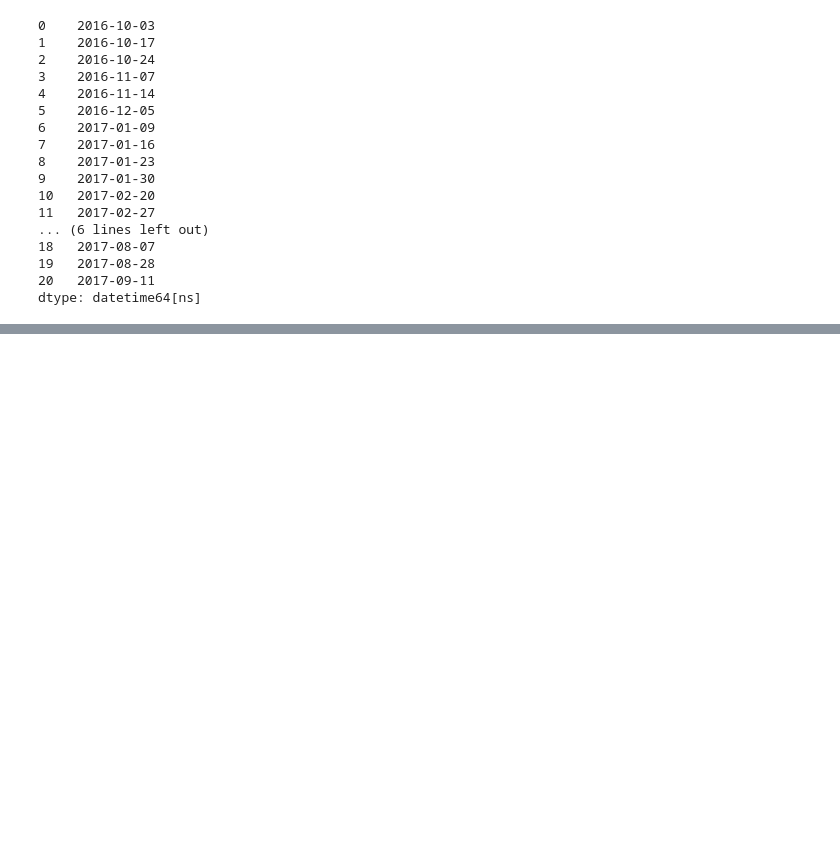
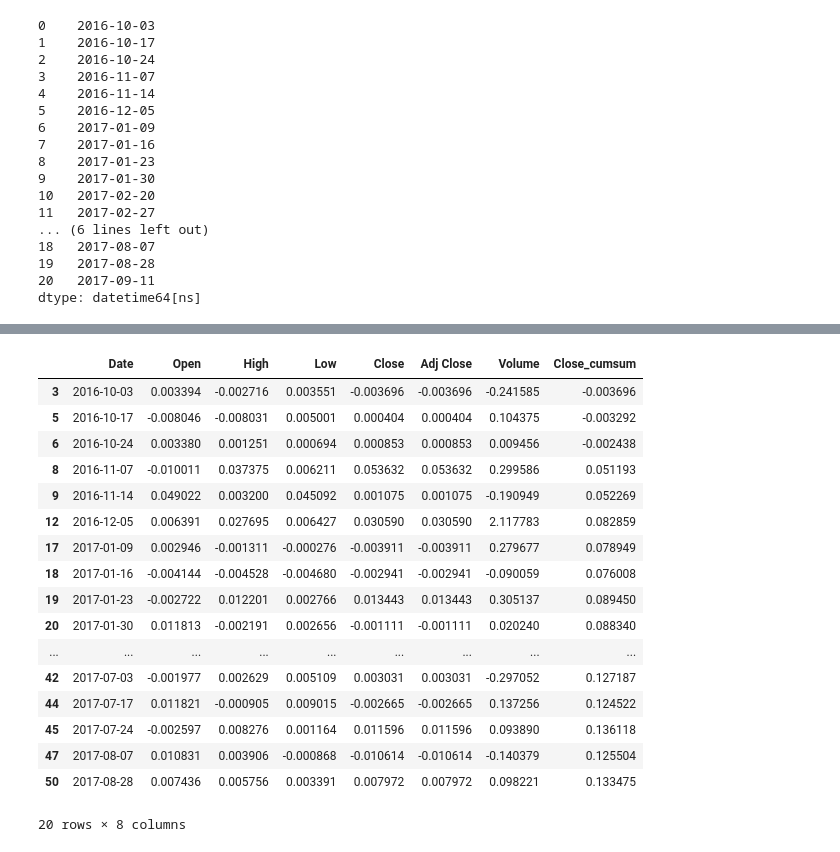
Before and after one commit to mihirk11/stock-trends, a Jupyter notebook: POC.ipynb, the cells around one changed output, grey strips where cells are left out. Drawn from its saved outputs; the diff is of its cells as text; code cells hidden in the pictures; blank space fills up the shorter version.

```diff
--- a/POC.ipynb
+++ b/POC.ipynb
@@ -125,0 +150,23 @@ dtype: datetime64[ns]
+# %%
+traded_dji_change = dji_change[pandas.to_datetime(dji_change['Date']).isin(sell_dates)]
+traded_dji_change['Close_cumsum'] = traded_dji_change.Close.cumsum()
+traded_dji_change
+# %% [output]
+|  | Date | Open | High | Low | Close | Adj Close | Volume | Close_cumsum |
+| 3 | 2016-10-03 | 0.003394 | -0.002716 | 0.003551 | -0.003696 | -0.003696 | -0.241585 | -0.003696 |
+| 5 | 2016-10-17 | -0.008046 | -0.008031 | 0.005001 | 0.000404 | 0.000404 | 0.104375 | -0.003292 |
+| 6 | 2016-10-24 | 0.003380 | 0.001251 | 0.000694 | 0.000853 | 0.000853 | 0.009456 | -0.002438 |
+| 8 | 2016-11-07 | -0.010011 | 0.037375 | 0.006211 | 0.053632 | 0.053632 | 0.299586 | 0.051193 |
+| 9 | 2016-11-14 | 0.049022 | 0.003200 | 0.045092 | 0.001075 | 0.001075 | -0.190949 | 0.052269 |
+| 12 | 2016-12-05 | 0.006391 | 0.027695 | 0.006427 | 0.030590 | 0.030590 | 2.117783 | 0.082859 |
+| 17 | 2017-01-09 | 0.002946 | -0.001311 | -0.000276 | -0.003911 | -0.003911 | 0.279677 | 0.078949 |
+| 18 | 2017-01-16 | -0.004144 | -0.004528 | -0.004680 | -0.002941 | -0.002941 | -0.090059 | 0.076008 |
+| 19 | 2017-01-23 | -0.002722 | 0.012201 | 0.002766 | 0.013443 | 0.013443 | 0.305137 | 0.089450 |
+| 20 | 2017-01-30 | 0.011813 | -0.002191 | 0.002656 | -0.001111 | -0.001111 | 0.020240 | 0.088340 |
+| ... | ... | ... | ... | ... | ... | ... | ... | ... |
+| 42 | 2017-07-03 | -0.001977 | 0.002629 | 0.005109 | 0.003031 | 0.003031 | -0.297052 | 0.127187 |
+| 44 | 2017-07-17 | 0.011821 | -0.000905 | 0.009015 | -0.002665 | -0.002665 | 0.137256 | 0.124522 |
+| 45 | 2017-07-24 | -0.002597 | 0.008276 | 0.001164 | 0.011596 | 0.011596 | 0.093890 | 0.136118 |
+| 47 | 2017-08-07 | 0.010831 | 0.003906 | -0.000868 | -0.010614 | -0.010614 | -0.140379 | 0.125504 |
+| 50 | 2017-08-28 | 0.007436 | 0.005756 | 0.003391 | 0.007972 | 0.007972 | 0.098221 | 0.133475 |
+20 rows × 8 columns
```
Also changed, not shown: parts of 4 cells of this notebook.
